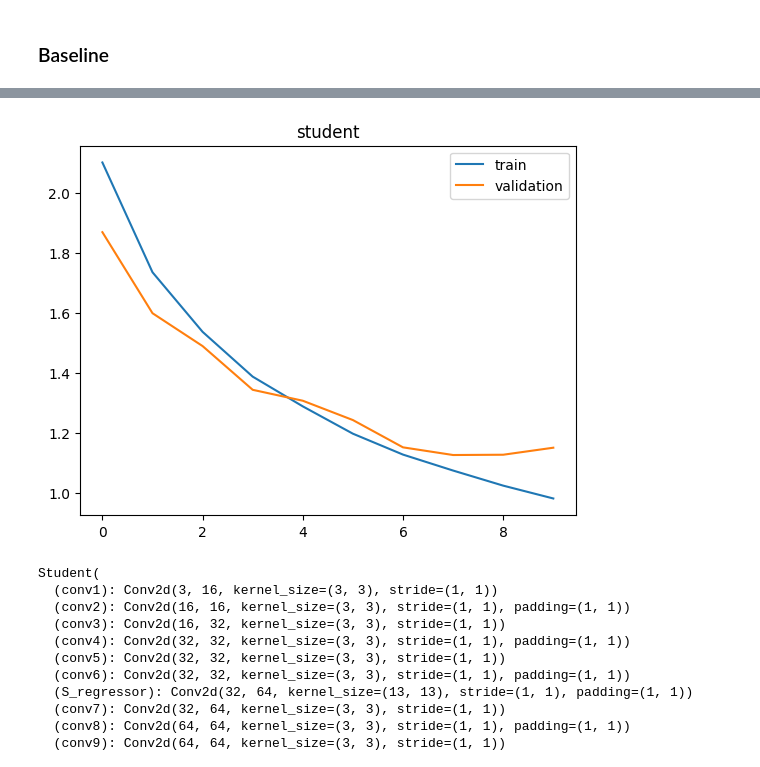
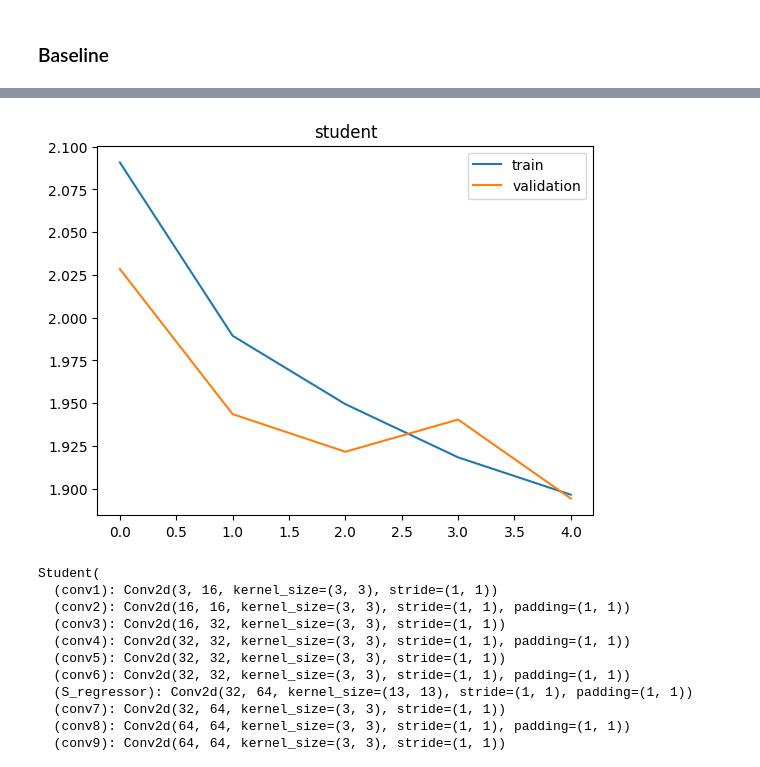
Before and after one commit to hitesh05/Knowledge-Distillation, a Jupyter notebook: ipynb_file/KD_Smai_Project.ipynb, the cells around one changed output, grey strips where cells are left out. Cells and saved outputs as stored; diff of their text form; code cells hidden in the pictures.

```diff
--- a/ipynb_file/KD_Smai_Project.ipynb
+++ b/ipynb_file/KD_Smai_Project.ipynb
@@ -262,0 +296,6 @@ OTHER WORK TO BE DONE
+# %%
+# Plot the losses
+train_loss = np.load('/content/drive/MyDrive/teacher_train_loss.npy')
+val_loss = np.load('/content/drive/MyDrive/teacher_val_loss.npy')
+
+plot_losses(train_loss, val_loss, 'Teacher')
@@ -335,7 +388,7 @@ class Student(nn.Module):
         x = self.flatten(x)
         x = self.relu(self.linear1(x))
 
-        x = self.relu(self.linear2(x))
+        x = self.sigmoid(self.linear2(x))
         return x_n, x
 # %%
 student = Student().to(device)
@@ -399,9 +452,9 @@ def train_student(model, name, num_epochs=10):
         print("Epoch: {}, Train Loss: {:.4f}, Test Loss: {:.4f}".format(epoch+1,train_loss[-1],val_loss[-1]))
 
     plot_losses(train_loss, val_loss, name)
-    return model
+    return model, train_loss, val_loss
 # %%
-epochs = 10
+epochs = 5
 student = Student().to(device)
-student = train_student(student, 'student', num_epochs=epochs)
+student, train_loss, val_loss = train_student(student, 'student', num_epochs=epochs)
 # %% [output]
@@ -418 +466 @@ Epoch: 10, Train Loss: 0.9806, Test Loss: 1.1502
-[figure, old version]
+[figure, new version]
```
Also changed, not shown: parts of 37 cells of this notebook, 2 other files.
